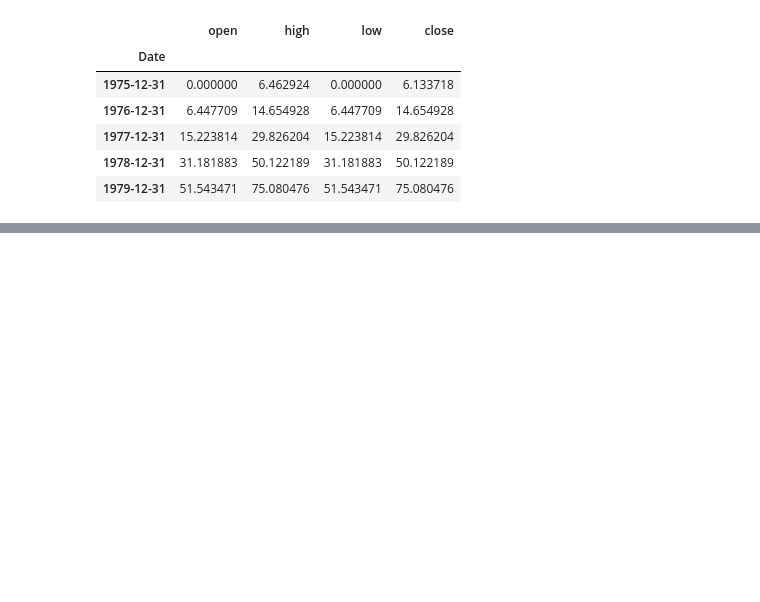
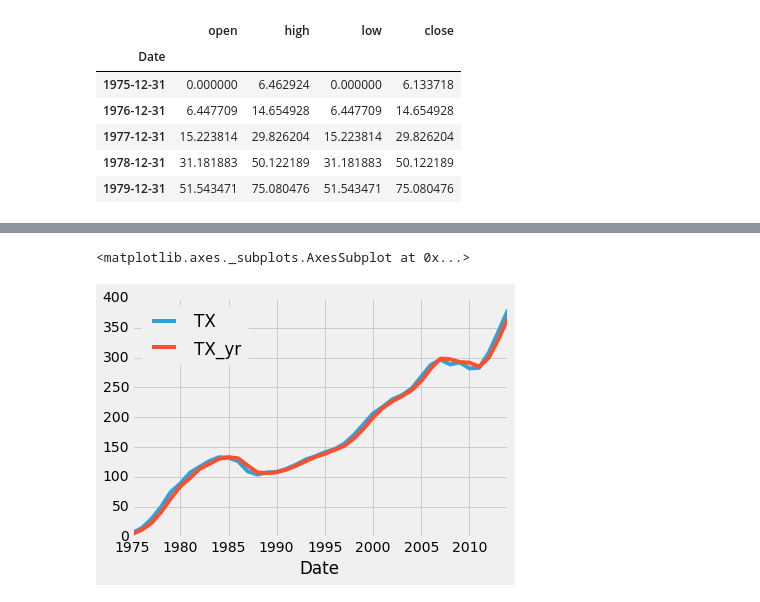
Before and after one commit to arkoneogy/mytutorials, a Jupyter notebook: python/sentdex_pandas_tut2_youtube.ipynb, the cells around one changed output, grey strips where cells are left out. Drawn from its saved outputs; the diff is of its cells as text; code cells hidden in the pictures; blank space fills up the shorter version.

```diff
--- a/python/sentdex_pandas_tut2_youtube.ipynb
+++ b/python/sentdex_pandas_tut2_youtube.ipynb
@@ -836,0 +922,3 @@ tx.head()
+# %%
+hpi2= hpi_data[['TX','TX_yr']].dropna()
+hpi2.head()
@@ -836,0 +933,5 @@ tx.head()
+# %%
+hpi2.plot()
+# %% [output]
+<matplotlib.axes._subplots.AxesSubplot at 0x...>
+[figure, added]
```
Also changed, not shown: parts of 34 cells of this notebook.
